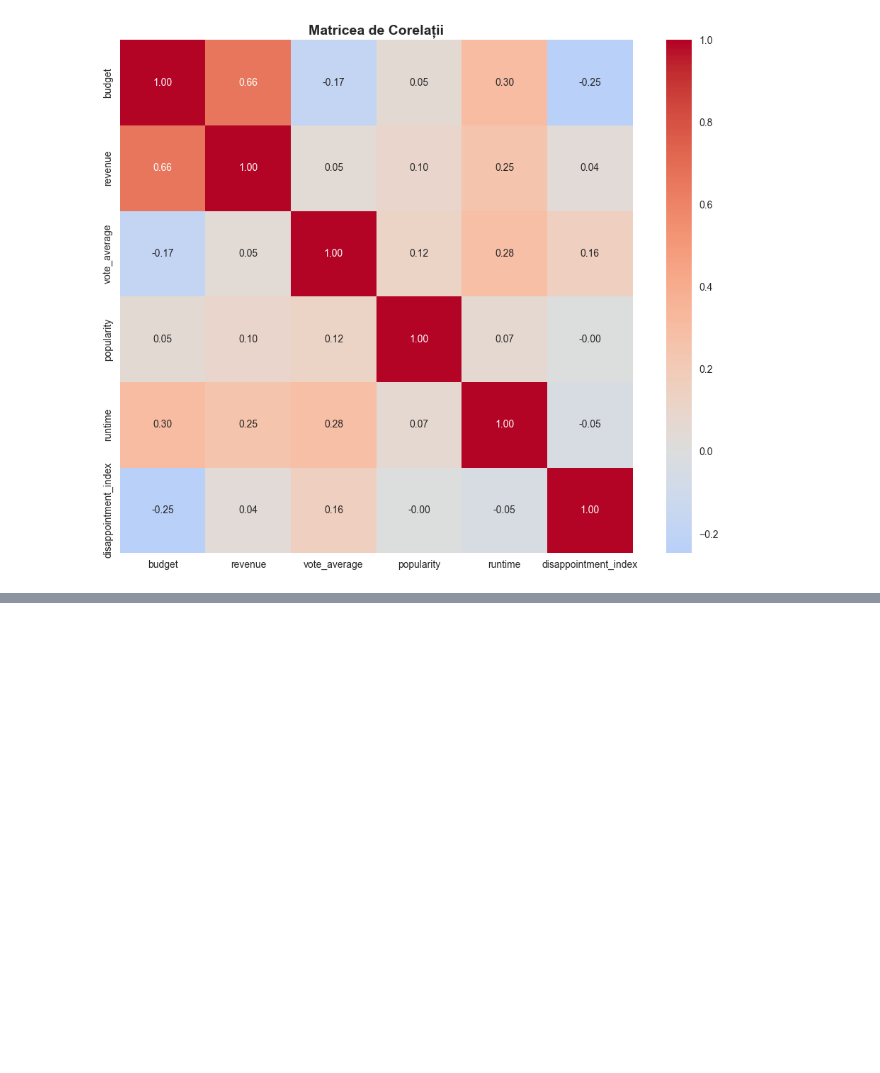
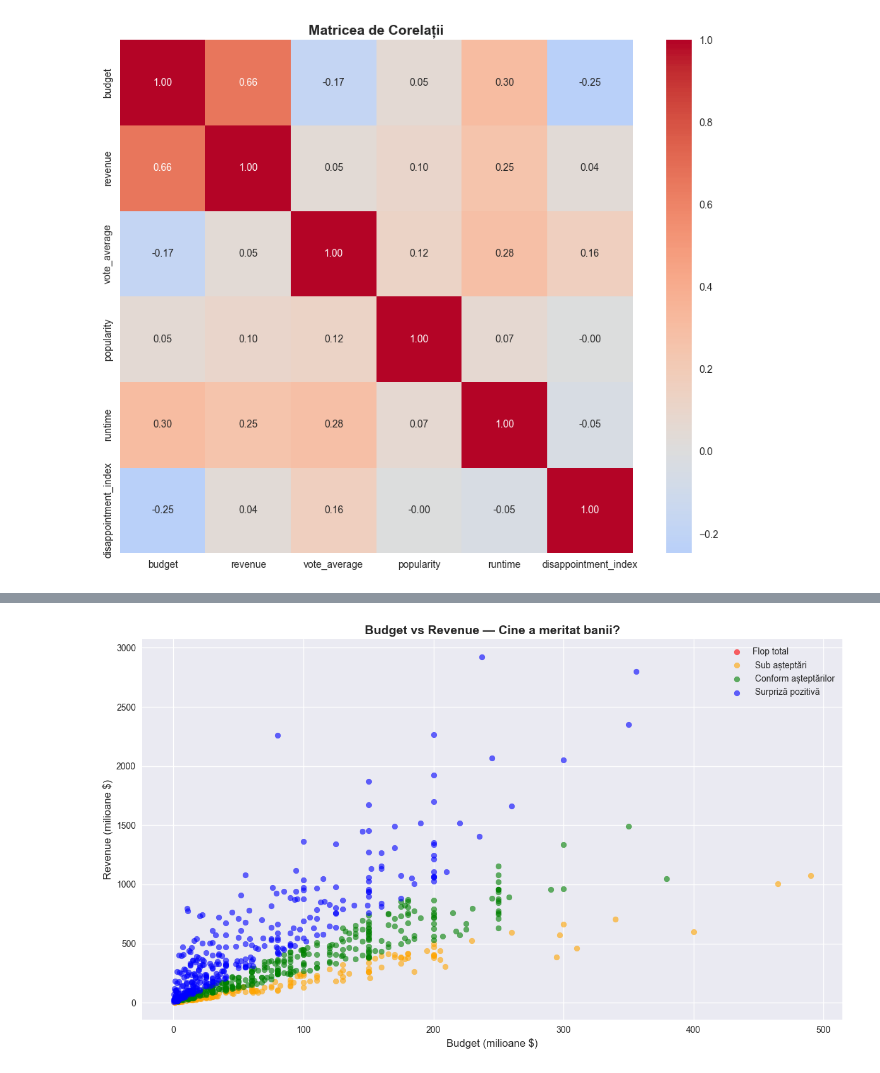
Before and after one commit to ccrinasandulescu/Anatomy-of-a-flop, a Jupyter notebook: notebooks/01_eda.ipynb, the cells around one changed output, grey strips where cells are left out. Cells and saved outputs as stored; diff of their text form; code cells hidden in the pictures; blank space fills up the shorter version.

```diff
--- a/notebooks/01_eda.ipynb
+++ b/notebooks/01_eda.ipynb
@@ -229,0 +246,24 @@ plt.show()
+# %%
+
+# BUDGET vs REVENUE — scatter plot
+
+plt.figure(figsize=(12, 7))
+
+colors = {'Flop total': 'red', ' Sub așteptări': 'orange',
+          ' Conform așteptărilor': 'green', ' Surpriză pozitivă': 'blue'}
+
+for category, color in colors.items():
+    mask = df_clean['category'] == category
+    plt.scatter(df_clean[mask]['budget']/1e6,
+                df_clean[mask]['revenue']/1e6,
+                c=color, label=category, alpha=0.6, s=40)
+
+plt.xlabel('Budget (milioane $)', fontsize=12)
+plt.ylabel('Revenue (milioane $)', fontsize=12)
+plt.title('Budget vs Revenue — Cine a meritat banii?', fontsize=14, fontweight='bold')
+plt.legend(fontsize=10)
+plt.tight_layout()
+plt.savefig('../data/budget_vs_revenue.png', dpi=150, bbox_inches='tight')
+plt.show()
+# %% [output]
+[figure, added]
```
Also changed, not shown: parts of 3 cells of this notebook, 2 other files.
